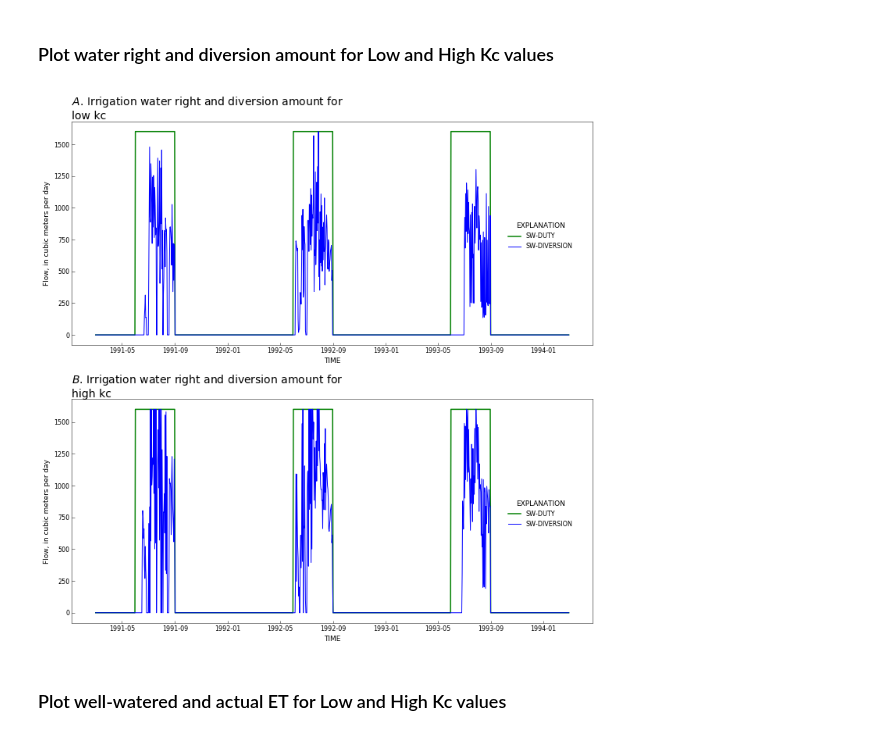
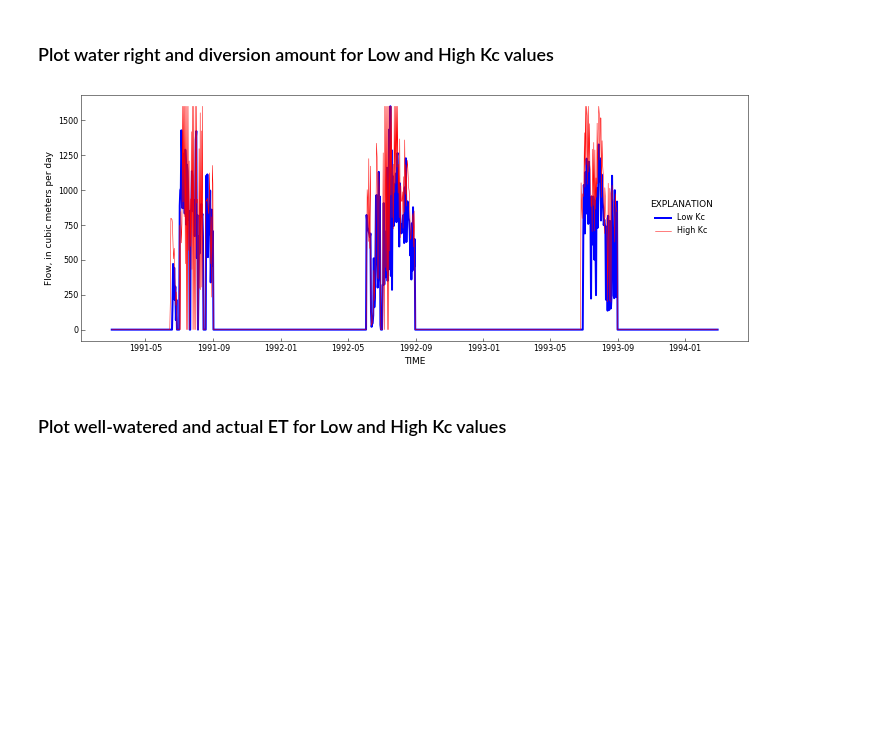
Before and after one commit to rniswon/gsflow_examples, a Jupyter notebook: sagehen_Agwater/notebook/Ag_ETdemand.ipynb, the cells around one changed output. Saved outputs shown, nothing was run; the diff lists cells and outputs as text; code cells hidden in the pictures; blank space fills up the shorter version.

```diff
--- a/sagehen_Agwater/notebook/Ag_ETdemand.ipynb
+++ b/sagehen_Agwater/notebook/Ag_ETdemand.ipynb
@@ -217,40 +218,40 @@ fname.close()
 # %%
 # blow up the fonts for this demo
 plt.rcParams['xtick.labelsize'] = 8
 plt.rcParams['ytick.labelsize'] = 8
 plt.rcParams['axes.titlesize'] = 14
 
-fig, axes = plt.subplots(2, 1, figsize=(10, 10))
-axes = axes.flat
-axes[0].plot(plotdates,y1_low,color='g', linewidth=1.5, label=header[4])
-axes[0].plot(plotdates,y2_low,color='b', linewidth=1.0, label=header[5])
+fig, axes = plt.subplots(1, 1, figsize=(10, 4))
+#axes = axes.flat
+#axes[0].plot(plotdates,y1_low,color='g', linewidth=1.5, label=header[4])
+axes.plot(plotdates,y2_low,color='b', linewidth=2.0, label="Low Kc")
 
-axes[1].plot(plotdates,y1_high,color='g', linewidth=1.5, label=header[4])
-axes[1].plot(plotdates,y2_high,color='b', linewidth=1.0, label=header[5])
+#axes[1].plot(plotdates,y1_high,color='g', linewidth=1.5, label=header[4])
+axes.plot(plotdates,y2_high,color='r', linewidth=0.5, label="High Kc")
 
-axes[0].set_ylabel('Flow, in cubic meters per day')
-axes[0].set_xlabel(header[0])
+axes.set_ylabel('Flow, in cubic meters per day')
+axes.set_xlabel(header[0])
 
 plt.ylabel('Flow, in cubic meters per day')
 plt.xlabel(header[0])
 
-rf.title(axes[0], 'Irrigation water right and diversion amount for low Kc', subplot_prefix='A')
+#rf.title(axes[0], 'Irrigation water right and diversion amount for low Kc', subplot_prefix='A')
 
 #rf.axes_numbering(axes[1], format_x=True)
-rf.title(axes[1], 'Irrigation water right and diversion amount for high Kc', subplot_prefix='B')
+#rf.title(axes[1], 'Irrigation water right and diversion amount for high Kc', subplot_prefix='B')
 
 # Set legend
-handles, labels = axes[0].get_legend_handles_labels()
-rf.legend(axes[0], handles, labels, bbox_to_anchor=(.9, 0.4))
+handles, labels = axes.get_legend_handles_labels()
+rf.legend(axes, handles, labels, bbox_to_anchor=(.9, 0.4))
 
 # Set legend
-handles, labels = axes[1].get_legend_handles_labels()
-rf.legend(axes[1], handles, labels, bbox_to_anchor=(.9, 0.4))
+#handles, labels = axes[1].get_legend_handles_labels()
+#rf.legend(axes[1], handles, labels, bbox_to_anchor=(.9, 0.4))
 
 plt.tight_layout()
 plt.savefig('WR_Kccomp.pdf')
 # %% [output]
-[figure, old version]
+[figure, new version]
 # %% [markdown]
 ### Plot well-watered and actual ET for Low and High Kc values
 # %%
```
Also changed, not shown: parts of 3 cells of this notebook, 4 other files.
